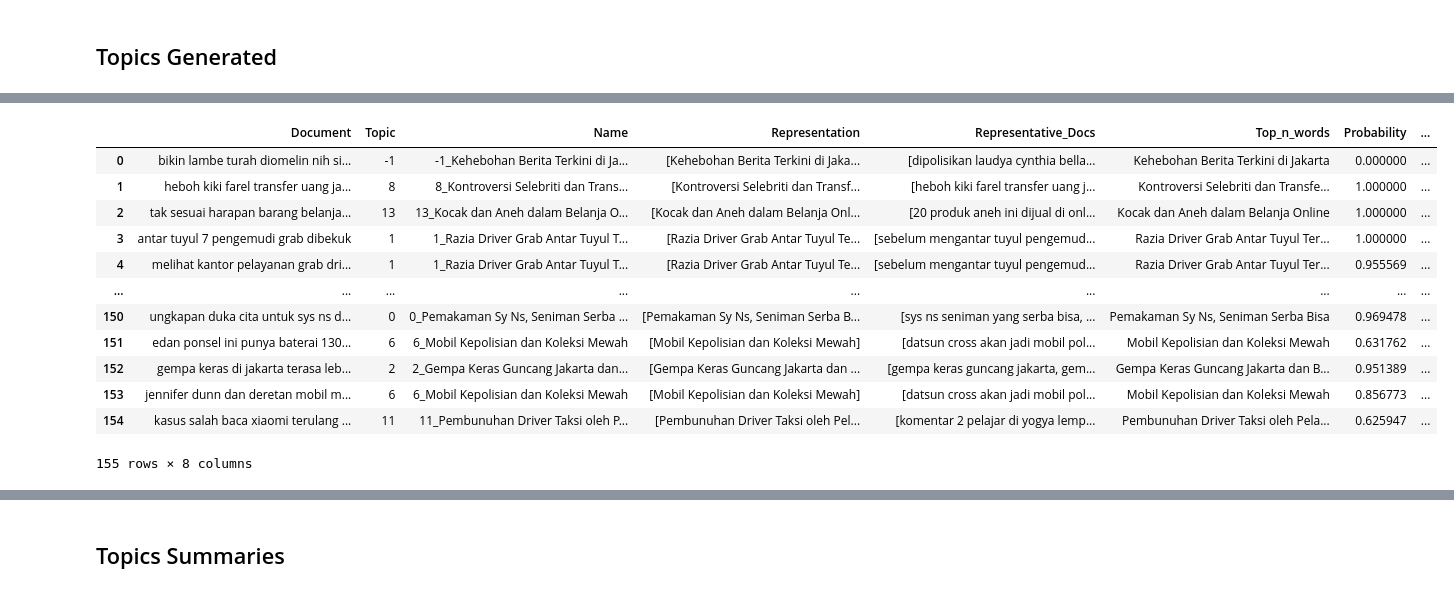
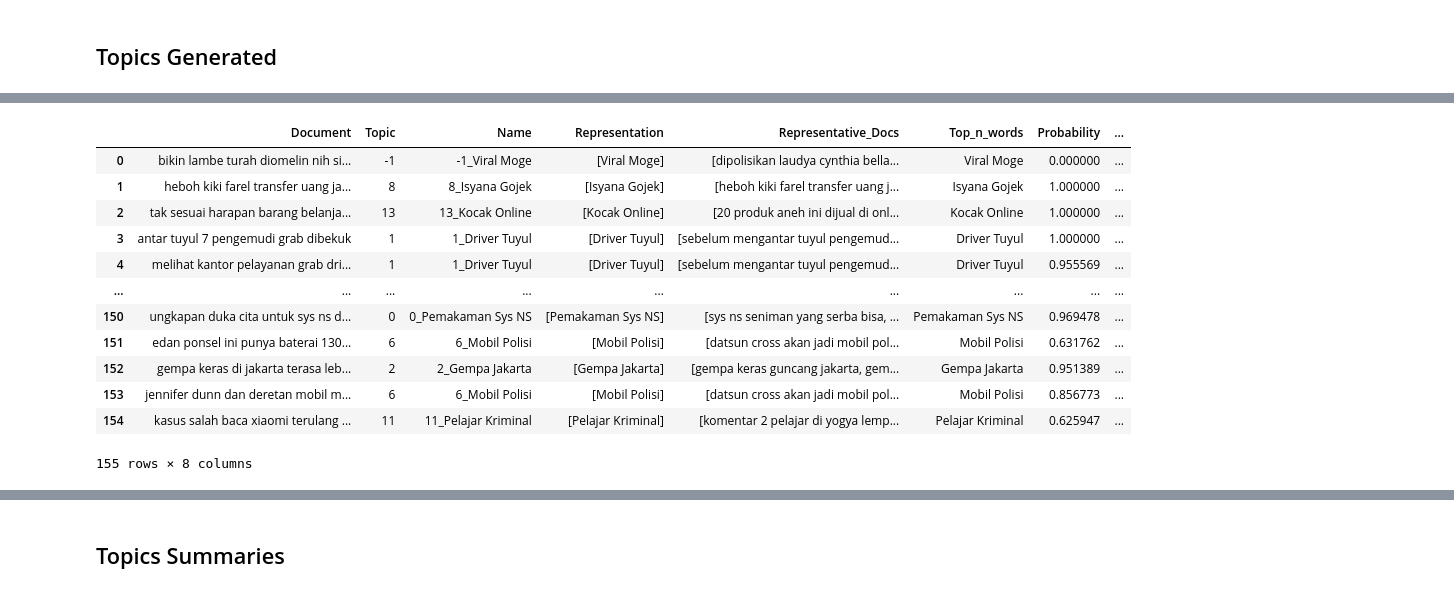
Before and after one commit to xylamaharani/LDA-TopicAnalysis-Detik.com, a Jupyter notebook: analisis.ipynb, the cells around one changed output, grey strips where cells are left out. Drawn from its saved outputs; the diff is of its cells as text; code cells hidden in the pictures.

```diff
--- a/analisis.ipynb
+++ b/analisis.ipynb
@@ -403,17 +407,18 @@ pageTitle_topicModel.get_topic_info()
 # %%
-pageTitle_topicModel.get_document_info(pageTitle)
+topicsInfo = pageTitle_topicModel.get_document_info(pageTitle)
+topicsInfo
 # %% [output]
 |  | Document | Topic | Name | Representation | Representative_Docs | Top_n_words | Probability | ... |
-| 0 | bikin lambe turah diomelin nih si... | -1 | -1_Kehebohan Berita Terkini di Ja... | [Kehebohan Berita Terkini di Jaka... | [dipolisikan laudya cynthia bella... | Kehebohan Berita Terkini di Jakarta | 0.000000 | ... |
-| 1 | heboh kiki farel transfer uang ja... | 8 | 8_Kontroversi Selebriti dan Trans... | [Kontroversi Selebriti dan Transf... | [heboh kiki farel transfer uang j... | Kontroversi Selebriti dan Transfe... | 1.000000 | ... |
-| 2 | tak sesuai harapan barang belanja... | 13 | 13_Kocak dan Aneh dalam Belanja O... | [Kocak dan Aneh dalam Belanja Onl... | [20 produk aneh ini dijual di onl... | Kocak dan Aneh dalam Belanja Online | 1.000000 | ... |
-| 3 | antar tuyul 7 pengemudi grab dibekuk | 1 | 1_Razia Driver Grab Antar Tuyul T... | [Razia Driver Grab Antar Tuyul Te... | [sebelum mengantar tuyul pengemud... | Razia Driver Grab Antar Tuyul Ter... | 1.000000 | ... |
-| 4 | melihat kantor pelayanan grab dri... | 1 | 1_Razia Driver Grab Antar Tuyul T... | [Razia Driver Grab Antar Tuyul Te... | [sebelum mengantar tuyul pengemud... | Razia Driver Grab Antar Tuyul Ter... | 0.955569 | ... |
+| 0 | bikin lambe turah diomelin nih si... | -1 | -1_Viral Moge | [Viral Moge] | [dipolisikan laudya cynthia bella... | Viral Moge | 0.000000 | ... |
+| 1 | heboh kiki farel transfer uang ja... | 8 | 8_Isyana Gojek | [Isyana Gojek] | [heboh kiki farel transfer uang j... | Isyana Gojek | 1.000000 | ... |
+| 2 | tak sesuai harapan barang belanja... | 13 | 13_Kocak Online | [Kocak Online] | [20 produk aneh ini dijual di onl... | Kocak Online | 1.000000 | ... |
+| 3 | antar tuyul 7 pengemudi grab dibekuk | 1 | 1_Driver Tuyul | [Driver Tuyul] | [sebelum mengantar tuyul pengemud... | Driver Tuyul | 1.000000 | ... |
+| 4 | melihat kantor pelayanan grab dri... | 1 | 1_Driver Tuyul | [Driver Tuyul] | [sebelum mengantar tuyul pengemud... | Driver Tuyul | 0.955569 | ... |
 | ... | ... | ... | ... | ... | ... | ... | ... | ... |
-| 150 | ungkapan duka cita untuk sys ns d... | 0 | 0_Pemakaman Sy Ns, Seniman Serba ... | [Pemakaman Sy Ns, Seniman Serba B... | [sys ns seniman yang serba bisa, ... | Pemakaman Sy Ns, Seniman Serba Bisa | 0.969478 | ... |
-| 151 | edan ponsel ini punya baterai 130... | 6 | 6_Mobil Kepolisian dan Koleksi Mewah | [Mobil Kepolisian dan Koleksi Mewah] | [datsun cross akan jadi mobil pol... | Mobil Kepolisian dan Koleksi Mewah | 0.631762 | ... |
-| 152 | gempa keras di jakarta terasa leb... | 2 | 2_Gempa Keras Guncang Jakarta dan... | [Gempa Keras Guncang Jakarta dan ... | [gempa keras guncang jakarta, gem... | Gempa Keras Guncang Jakarta dan B... | 0.951389 | ... |
-| 153 | jennifer dunn dan deretan mobil m... | 6 | 6_Mobil Kepolisian dan Koleksi Mewah | [Mobil Kepolisian dan Koleksi Mewah] | [datsun cross akan jadi mobil pol... | Mobil Kepolisian dan Koleksi Mewah | 0.856773 | ... |
-| 154 | kasus salah baca xiaomi terulang ... | 11 | 11_Pembunuhan Driver Taksi oleh P... | [Pembunuhan Driver Taksi oleh Pel... | [komentar 2 pelajar di yogya lemp... | Pembunuhan Driver Taksi oleh Pela... | 0.625947 | ... |
+| 150 | ungkapan duka cita untuk sys ns d... | 0 | 0_Pemakaman Sys NS | [Pemakaman Sys NS] | [sys ns seniman yang serba bisa, ... | Pemakaman Sys NS | 0.969478 | ... |
+| 151 | edan ponsel ini punya baterai 130... | 6 | 6_Mobil Polisi | [Mobil Polisi] | [datsun cross akan jadi mobil pol... | Mobil Polisi | 0.631762 | ... |
+| 152 | gempa keras di jakarta terasa leb... | 2 | 2_Gempa Jakarta | [Gempa Jakarta] | [gempa keras guncang jakarta, gem... | Gempa Jakarta | 0.951389 | ... |
+| 153 | jennifer dunn dan deretan mobil m... | 6 | 6_Mobil Polisi | [Mobil Polisi] | [datsun cross akan jadi mobil pol... | Mobil Polisi | 0.856773 | ... |
+| 154 | kasus salah baca xiaomi terulang ... | 11 | 11_Pelajar Kriminal | [Pelajar Kriminal] | [komentar 2 pelajar di yogya lemp... | Pelajar Kriminal | 0.625947 | ... |
 155 rows × 8 columns
 # %%
```
Also changed, not shown: parts of 33 cells of this notebook, 1 other file.
